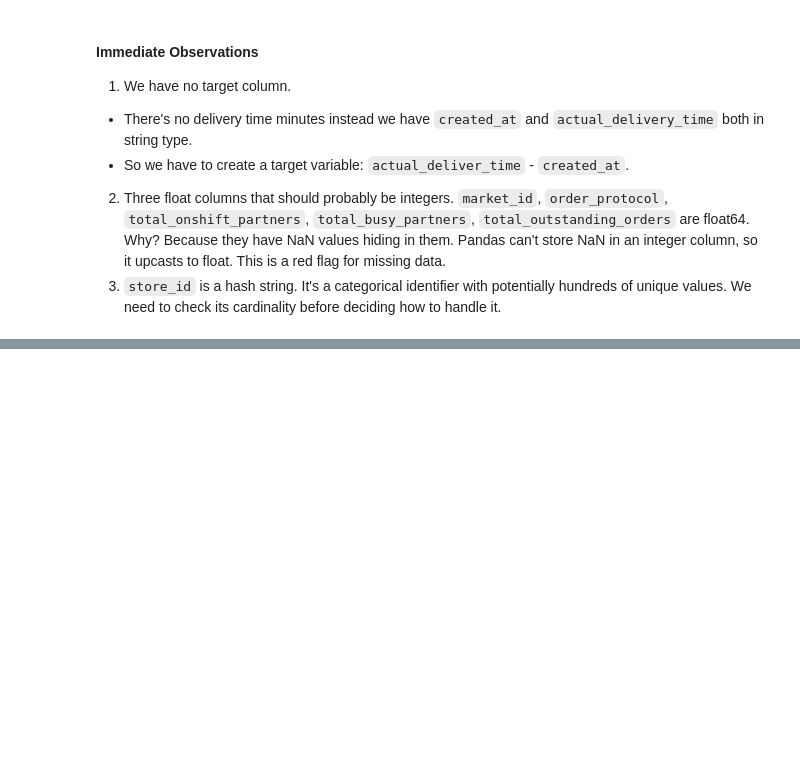
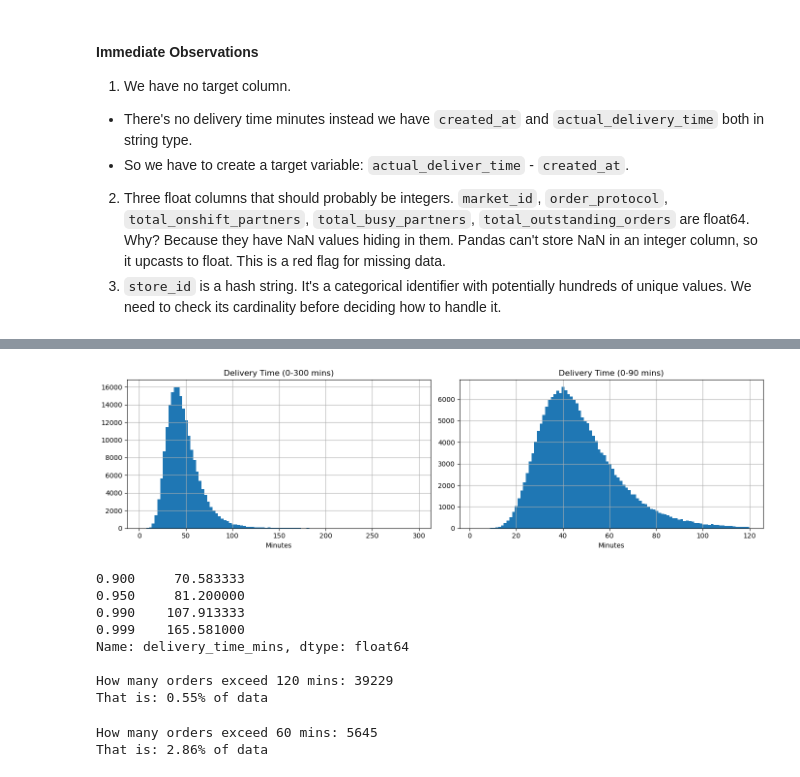
Before and after one commit to sayed-ashfaq/PorterOrg_Regression_problem, a Jupyter notebook: Porter_NN.ipynb, the cells around one changed output, grey strips where cells are left out. Cells and saved outputs as stored; diff of their text form; code cells hidden in the pictures; blank space fills up the shorter version.

```diff
--- a/Porter_NN.ipynb
+++ b/Porter_NN.ipynb
@@ -141,0 +167,40 @@ Unique order protocols: 7
+# %%
+# Filter to just the reasonable range first, then plot
+clean = df[df['delivery_time_mins'] <= 300]
+
+fig, axes = plt.subplots(1, 2, figsize=(14, 4))
+
+# Left: zoomed in view
+clean['delivery_time_mins'].hist(bins=100, ax=axes[0])
+axes[0].set_title('Delivery Time (0-300 mins)')
+axes[0].set_xlabel('Minutes')
+
+# Right: just the bulk of data
+bulk = df[df['delivery_time_mins'] <= 120]
+bulk['delivery_time_mins'].hist(bins=100, ax=axes[1])
+axes[1].set_title('Delivery Time (0-90 mins)')
+axes[1].set_xlabel('Minutes')
+
+plt.tight_layout()
+plt.show()
+
+# Quantiles
+print(df['delivery_time_mins'].quantile([0.90, 0.95, 0.99, 0.999]))
+print(f"\nHow many orders exceed 120 mins: {(df['delivery_time_mins'] > 60).sum()}")
+print(f"That is: {(df['delivery_time_mins'] > 120).mean()*100:.2f}% of data")
+# %% [output]
+[figure, added]
+0.900     70.583333
+0.950     81.200000
+0.990    107.913333
+0.999    165.581000
+Name: delivery_time_mins, dtype: float64
+
+How many orders exceed 120 mins: 39229
+That is: 0.55% of data
+# %%
+print(f"\nHow many orders exceed 60 mins: {(df['delivery_time_mins'] > 90).sum()}")
+print(f"That is: {(df['delivery_time_mins'] > 90).mean()*100:.2f}% of data")
+# %% [output]
+How many orders exceed 60 mins: 5645
+That is: 2.86% of data
```
Also changed, not shown: parts of 3 cells of this notebook.
